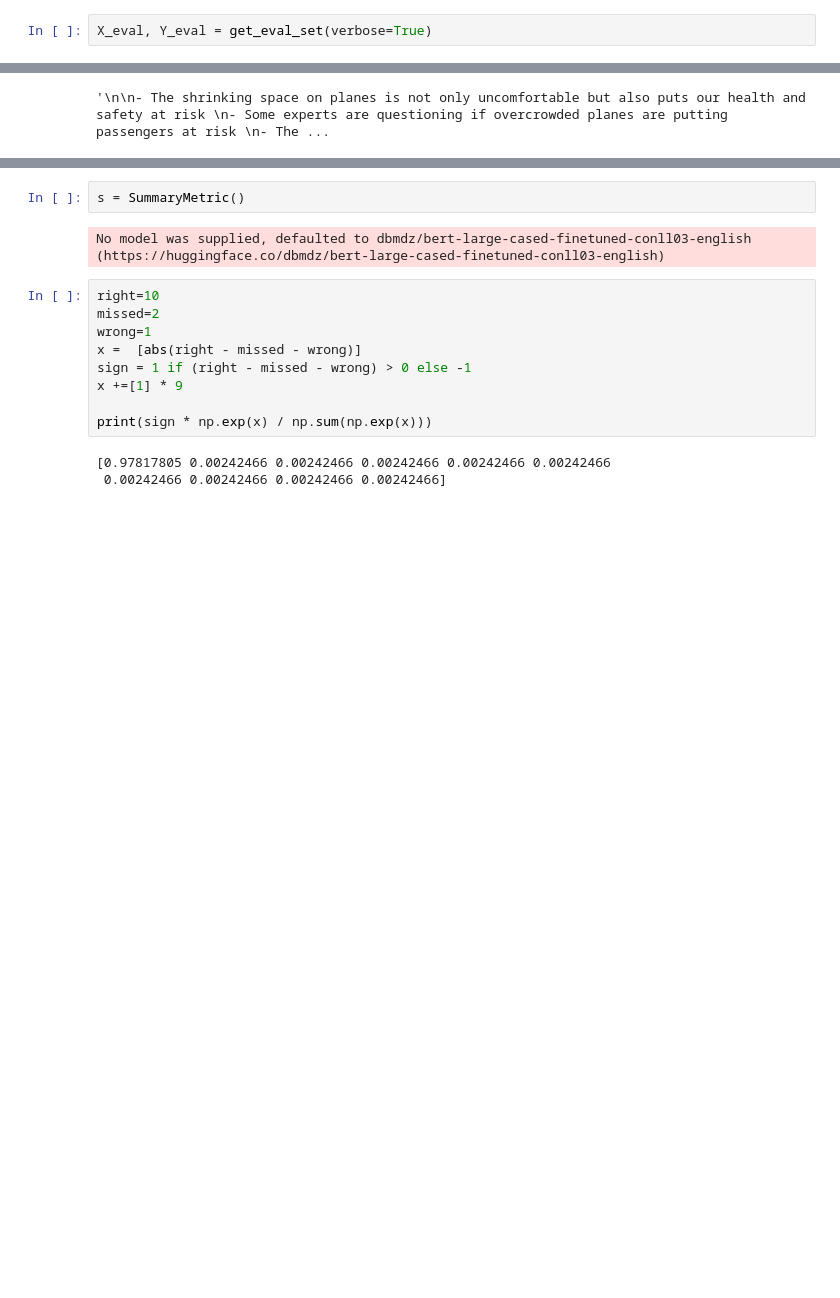
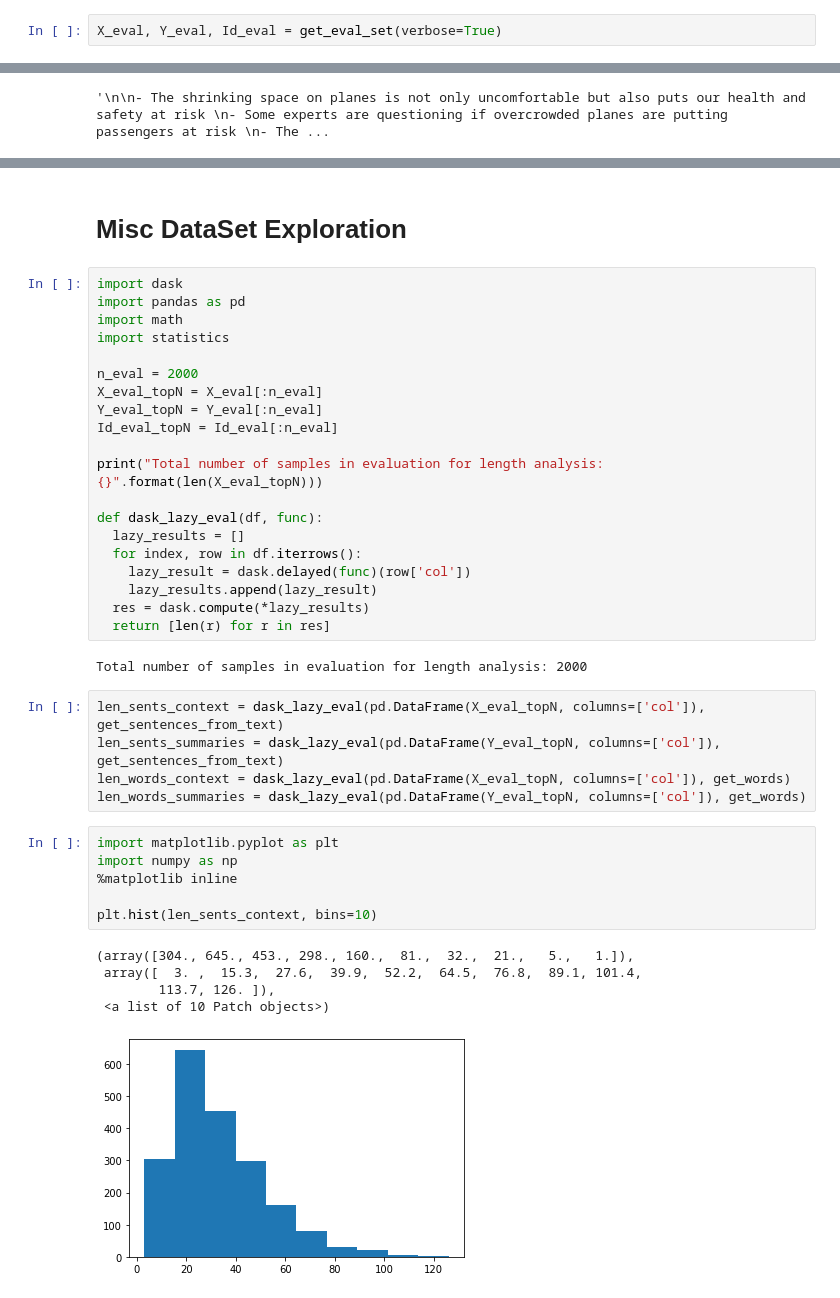
Before and after one commit to abhisha1991/w266_final_project, a Jupyter notebook: code/Models.ipynb, the cells around one changed output, grey strips where cells are left out. Saved outputs shown, nothing was run; the diff lists cells and outputs as text; blank space fills up the shorter version.

```diff
--- a/code/Models.ipynb
+++ b/code/Models.ipynb
@@ -448,5 +412,5 @@ if not use_cnndm:
 # %% [markdown]
 Create Evaluation Set
 # %%
-X_eval, Y_eval = get_eval_set(verbose=True)
+X_eval, Y_eval, Id_eval = get_eval_set(verbose=True)
 # %% [output]
@@ -1002,19 +1021,44 @@ class SummaryMetric():
                                                                                         use_stemmer)
 
     return mean_rouge_sentences, mean_rouge_summary, overall_weighted_rouge
-# %%
-s = SummaryMetric()
-# %% [output]
-No model was supplied, defaulted to dbmdz/bert-large-cased-finetuned-conll03-english (https://huggingface.co/dbmdz/bert-large-cased-finetuned-conll03-english)
-# %%
-right=10
-missed=2
-wrong=1
-x =  [abs(right - missed - wrong)]
-sign = 1 if (right - missed - wrong) > 0 else -1
-x +=[1] * 9
-
-print(sign * np.exp(x) / np.sum(np.exp(x)))
-# %% [output]
-[0.97817805 0.00242466 0.00242466 0.00242466 0.00242466 0.00242466
- 0.00242466 0.00242466 0.00242466 0.00242466]
+# %% [markdown]
+# Misc DataSet Exploration
+# %%
+import dask
+import pandas as pd
+import math
+import statistics
+
+n_eval = 2000
+X_eval_topN = X_eval[:n_eval]
+Y_eval_topN = Y_eval[:n_eval]
+Id_eval_topN = Id_eval[:n_eval]
+
+print("Total number of samples in evaluation for length analysis: {}".format(len(X_eval_topN)))
+
+def dask_lazy_eval(df, func):
+  lazy_results = []
+  for index, row in df.iterrows():
+    lazy_result = dask.delayed(func)(row['col'])
+    lazy_results.append(lazy_result)
+  res = dask.compute(*lazy_results)
+  return [len(r) for r in res]
+# %% [output]
+Total number of samples in evaluation for length analysis: 2000
+# %%
+len_sents_context = dask_lazy_eval(pd.DataFrame(X_eval_topN, columns=['col']), get_sentences_from_text)
+len_sents_summaries = dask_lazy_eval(pd.DataFrame(Y_eval_topN, columns=['col']), get_sentences_from_text)
+len_words_context = dask_lazy_eval(pd.DataFrame(X_eval_topN, columns=['col']), get_words)
+len_words_summaries = dask_lazy_eval(pd.DataFrame(Y_eval_topN, columns=['col']), get_words)
+# %%
+import matplotlib.pyplot as plt
+import numpy as np
+%matplotlib inline
+
+plt.hist(len_sents_context, bins=10)
+# %% [output]
+(array([304., 645., 453., 298., 160.,  81.,  32.,  21.,   5.,   1.]),
+ array([  3. ,  15.3,  27.6,  39.9,  52.2,  64.5,  76.8,  89.1, 101.4,
+        113.7, 126. ]),
+ <a list of 10 Patch objects>)
+[figure, added]
```
Also changed, not shown: parts of 59 cells of this notebook, 16 other files.
